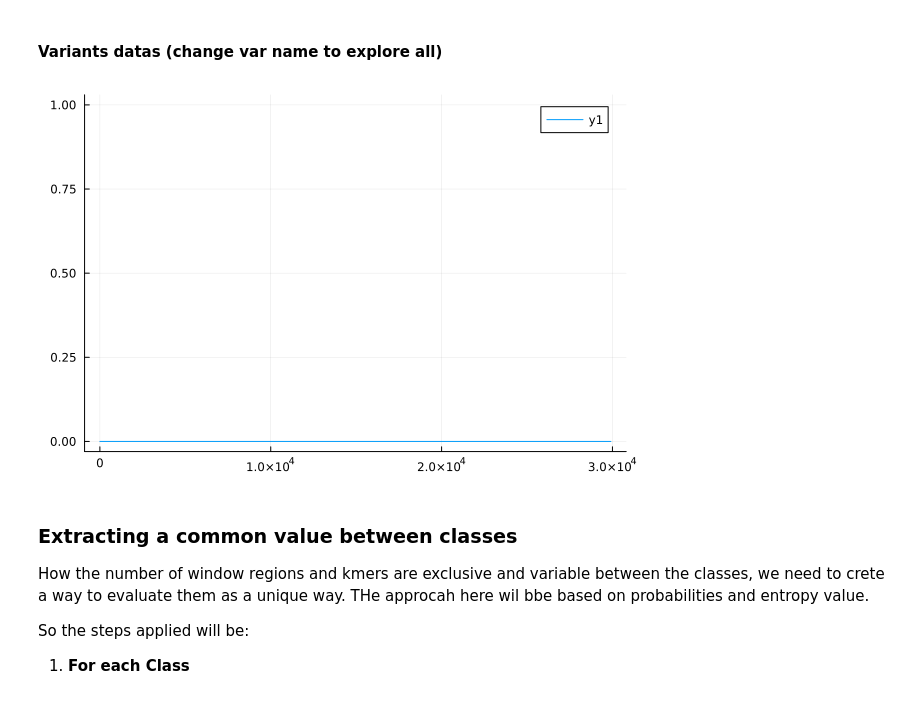
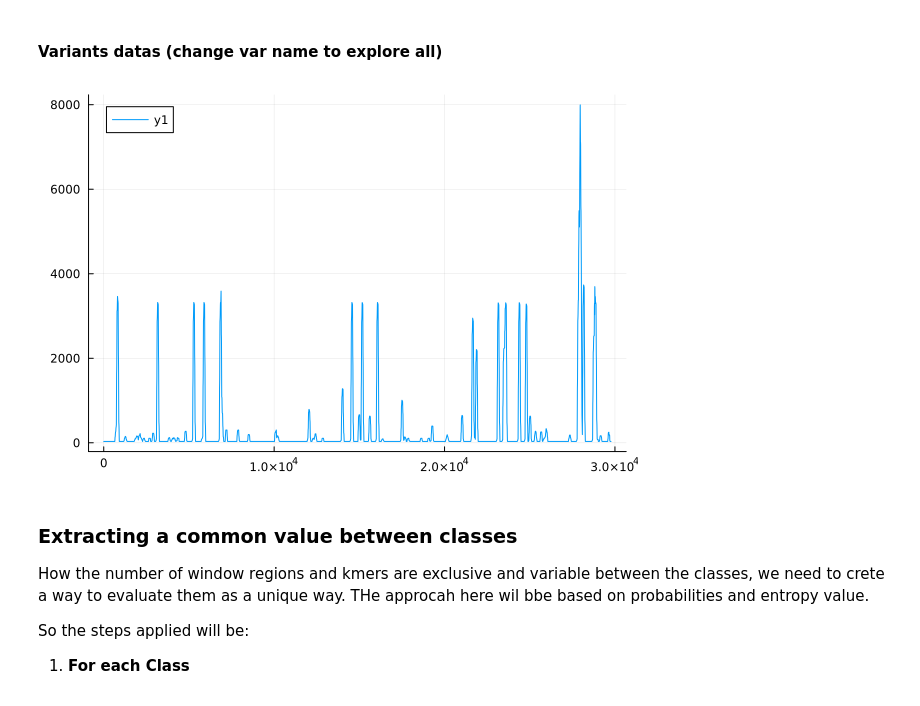
Before and after one commit to SALIPE/genomic-extractor, a Jupyter notebook: modeling.ipynb, the cells around one changed output. Drawn from its saved outputs; the diff is of its cells as text; code cells hidden in the pictures.

Commit message:
ajeitando histogram and mask

```diff
--- a/modeling.ipynb
+++ b/modeling.ipynb
@@ -39,6 +39,6 @@ for record in open(FASTAReader, fasta)
     break
 end
 
-model::Union{Nothing,Dict{String,Tuple{BitArray,Vector{Float64},Vector{String}}}} = DataIO.load_cache(modelCachedFile)
+model::Union{Nothing,Dict{String,Tuple{BitArray,Vector{Tuple{Int,Int,Vector{Float64}}},Vector{String}}}} = DataIO.load_cache(modelCachedFile)
 @show model
 # %% [output]
@@ -99,18 +97,18 @@ plot(plt)
 # %% [markdown]
 #### Variants datas (change var name to explore all)
 # %%
-var = "Gamma" # Alpha, Gamma, Beta, Omicron, Alpha
+var = "Alpha" # Alpha, Gamma, Beta, Omicron, Alpha
 cache_path = "$(pwd())/.project_cache/$(var)_outmask.dat"
-cache::Union{Nothing,Tuple{String,Tuple{Vector{UInt16},BitArray,Vector{Float64}},Vector{String}}} = DataIO.load_cache(cache_path)
+cache::Union{Nothing,Tuple{String,Tuple{Vector{UInt16},BitArray},Vector{String}}} = DataIO.load_cache(cache_path)
 
 # Window Histogram
-wnwHist = cache[2][2]
+wnwHist = cache[2][1]
 
-mask = model[var][2]
+mask = model[var][1]
 
 plot(wnwHist)
 # %% [output]
-[figure, old version]
+[figure, new version]
 # %%
 teste = Vector{UnitRange{Int64}}()
 for (i, bit) in enumerate(finalMask)
```
Also changed, not shown: parts of 9 cells of this notebook, 1 other file.
